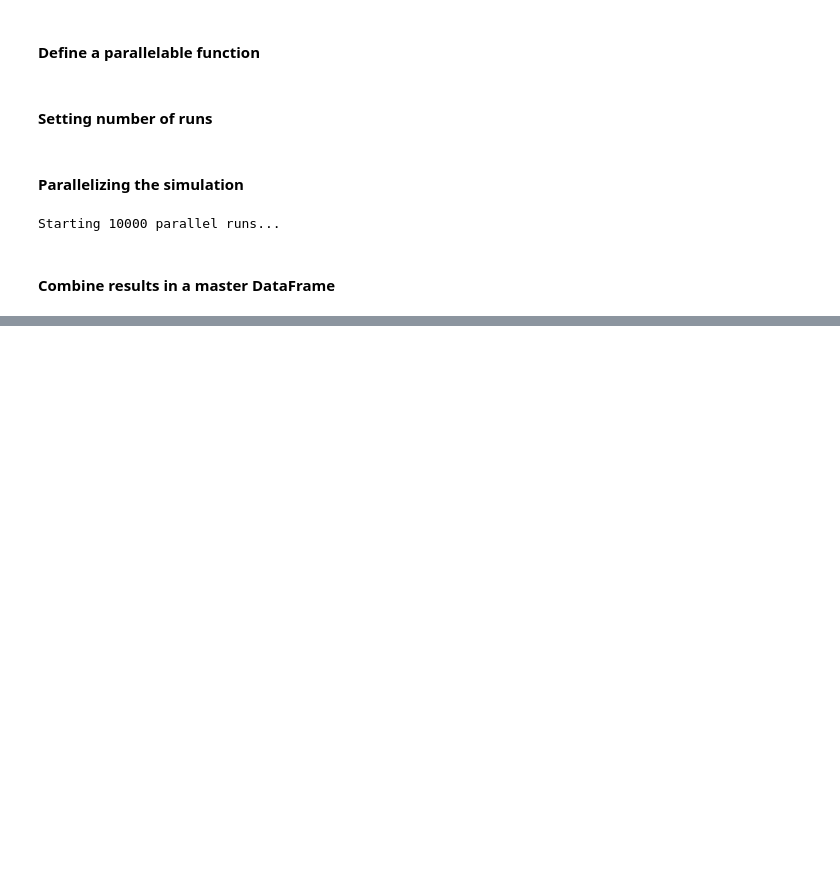
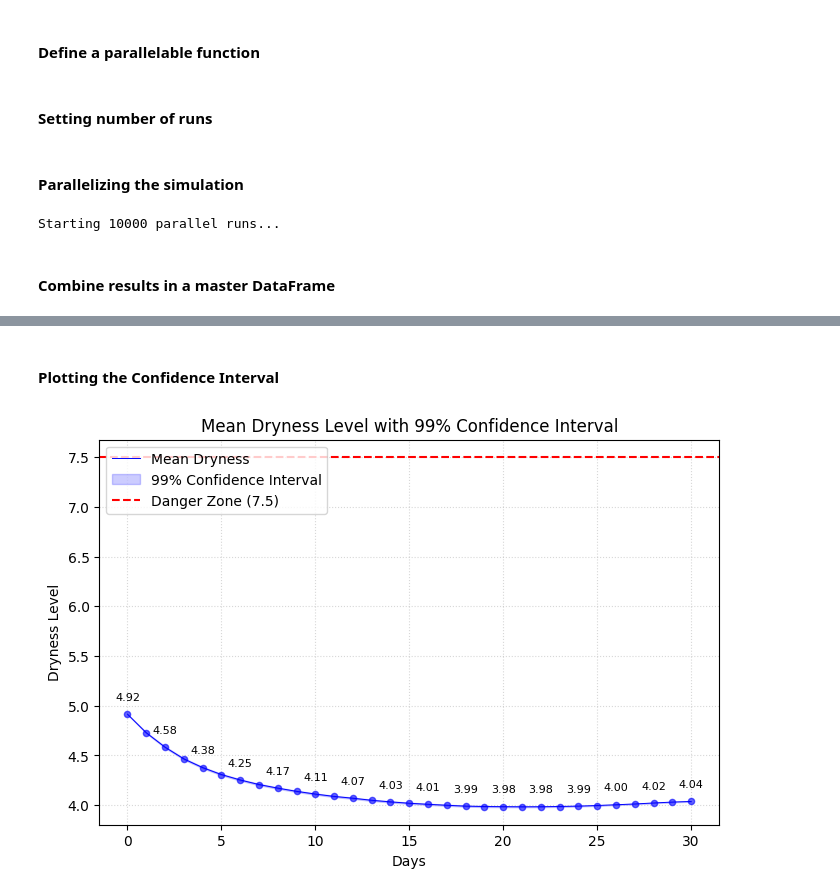
Before and after one commit to jasper-gomez/glossi-v2, a Jupyter notebook: glossi-pysd.ipynb, the cells around one changed output, grey strips where cells are left out. Cells and saved outputs as stored; diff of their text form; code cells hidden in the pictures; blank space fills up the shorter version.

```diff
--- a/glossi-pysd.ipynb
+++ b/glossi-pysd.ipynb
@@ -51,7 +51,12 @@ Starting 10000 parallel runs...
 # %% [markdown]
 #### Combine results in a master DataFrame
 # %%
+# Create a list of column names like ["run_0", "run_1", ..., "run_9999"]
+column_names = [f"run_{s}" for s in seeds]
+
 all_runs_df = pd.concat(list_of_results, axis=1)
+
+all_runs_df.index.name = "Time"
 
 print("ALL simulations complete.")
 print(all_runs_df.head())
@@ -75,0 +66,73 @@ time
+# %%
+# Determine confidence interval
+import numpy as np
+
+mean_dryness = all_runs_df.mean(axis=1)
+std_dryness = all_runs_df.std(axis=1)
+n = all_runs_df.shape[1]  # number of runs
+
+""" Calculate the 99% Confidence Interval (using Z = 2.576)
+This formula identifies the 'precision' or margin of error """
+precision = 2.576 * (std_dryness / np.sqrt(n))
+
+ci_upper = mean_dryness + precision
+ci_lower = mean_dryness - precision
+# %% [markdown]
+#### Plotting the Confidence Interval
+# %%
+import matplotlib.pyplot as plt
+
+plt.figure(figsize=(8,5))
+
+# plotting the regression line
+plt.plot(
+    mean_dryness.index,
+    mean_dryness,
+    label="Mean Dryness",
+    color="blue",
+    linewidth=0.7
+)
+
+# determining the points to plot
+plt.scatter(
+    mean_dryness.index,
+    mean_dryness,
+    color="blue",
+    s=20,
+    zorder=3,
+    alpha=0.6,
+)
+
+# OPTIONAL: Add text labels for each point
+for i, txt in enumerate(mean_dryness):
+    if i % 2 == 0: # Only label every 2nd day to keep it clean
+        plt.annotate(f"{txt:.2f}", (mean_dryness.index[i], mean_dryness.values[i]),
+                            textcoords="offset points", xytext=(0,10), ha='center', fontsize=8)
+
+plt.fill_between(
+    mean_dryness.index,
+    ci_lower,
+    ci_upper,
+    color="blue",
+    alpha=0.2,
+    label="99% Confidence Interval"
+)
+
+# add threshold line
+plt.axhline(
+    y=7.5,
+    color="red",
+    linestyle="--",
+    label="Danger Zone (7.5)"
+)
+
+#labeling the graph
+plt.title("Mean Dryness Level with 99% Confidence Interval")
+plt.xlabel("Days")
+plt.ylabel("Dryness Level")
+plt.legend(loc="upper left")
+plt.grid(True, linestyle=":", alpha=0.5)
+
+plt.show()
+# %% [output]
+[figure, added]
```
Also changed, not shown: parts of 3 cells of this notebook, 2 other files.
